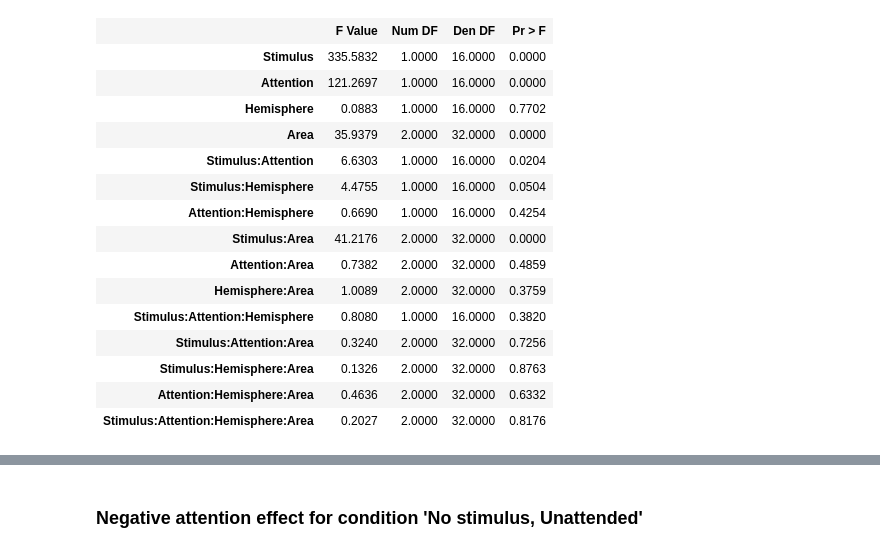
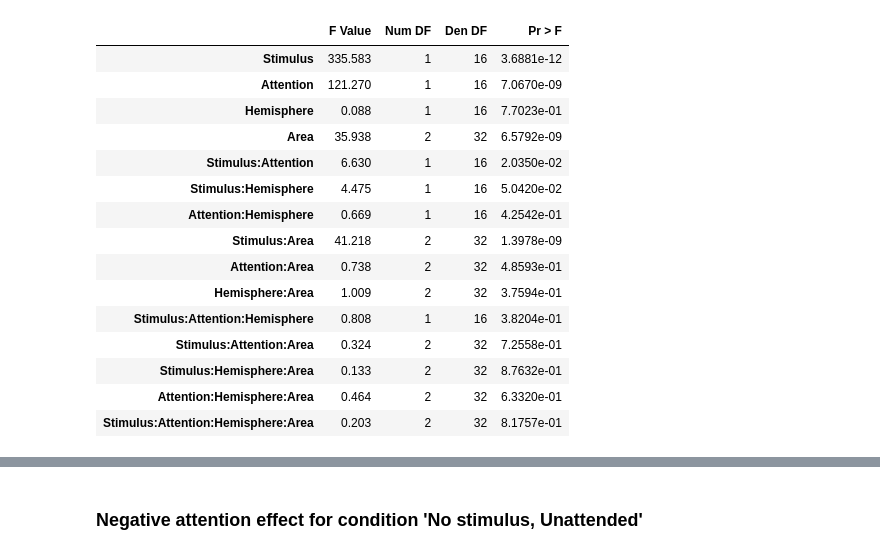
Before and after one commit to TimVanMourik/LayerAttention, a Jupyter notebook: Notebooks/RegionAnalysis.ipynb, the cells around one changed output, grey strips where cells are left out. Drawn from its saved outputs; the diff is of its cells as text; code cells hidden in the pictures.

```diff
--- a/Notebooks/RegionAnalysis.ipynb
+++ b/Notebooks/RegionAnalysis.ipynb
@@ -101,35 +101,51 @@ def make_figure(region):
                 results = results.append({'Activation': betas[hemisphere][subject,regressor], 'Subject': subject, 'Stimulus': stimulus, 'Attention': attention, 'Hemisphere': hemisphere, 'Area': region}, ignore_index=True)
 
     return results
+
+def color_significant_values(value):
+    if value > 0.05:
+        color = "black"
+    elif value > 0.01:
+        color = 'darkred'
+    else:
+        color = 'green'
+    return 'color: %s' % color
+
+def bold_face(value):
+    return 'font-weight: bold'
 # %%
 regions = ['V1', 'V2', 'V3']
 
 group_results = pd.DataFrame()
 betas = pd.DataFrame(columns=['Activation', 'Subject', 'Stimulus', 'Attention', 'Hemisphere', 'Area'])
 for region in regions:
     a = make_figure(region)
     betas = betas.append(a)
 
 aov_table = AnovaRM(betas, 'Activation', 'Subject', within=['Stimulus', 'Attention', 'Hemisphere', 'Area'])
 res = aov_table.fit()
-res.summary()
+
+pd.DataFrame(res.summary().tables[0]) \
+    .style \
+    .applymap(color_significant_values, subset=['Pr > F']) \
+    .format({'F Value': "{:.3f}", 'Num DF': "{:.0f}", 'Den DF': "{:.0f}", 'Pr > F': "{:.4e}"})
 # %% [output]
 |  | F Value | Num DF | Den DF | Pr > F |
-| Stimulus | 335.5832 | 1.0000 | 16.0000 | 0.0000 |
-| Attention | 121.2697 | 1.0000 | 16.0000 | 0.0000 |
-| Hemisphere | 0.0883 | 1.0000 | 16.0000 | 0.7702 |
-| Area | 35.9379 | 2.0000 | 32.0000 | 0.0000 |
-| Stimulus:Attention | 6.6303 | 1.0000 | 16.0000 | 0.0204 |
-| Stimulus:Hemisphere | 4.4755 | 1.0000 | 16.0000 | 0.0504 |
-| Attention:Hemisphere | 0.6690 | 1.0000 | 16.0000 | 0.4254 |
-| Stimulus:Area | 41.2176 | 2.0000 | 32.0000 | 0.0000 |
-| Attention:Area | 0.7382 | 2.0000 | 32.0000 | 0.4859 |
-| Hemisphere:Area | 1.0089 | 2.0000 | 32.0000 | 0.3759 |
-| Stimulus:Attention:Hemisphere | 0.8080 | 1.0000 | 16.0000 | 0.3820 |
-| Stimulus:Attention:Area | 0.3240 | 2.0000 | 32.0000 | 0.7256 |
-| Stimulus:Hemisphere:Area | 0.1326 | 2.0000 | 32.0000 | 0.8763 |
-| Attention:Hemisphere:Area | 0.4636 | 2.0000 | 32.0000 | 0.6332 |
-| Stimulus:Attention:Hemisphere:Area | 0.2027 | 2.0000 | 32.0000 | 0.8176 |
+| Stimulus | 335.583 | 1 | 16 | 3.6881e-12 |
+| Attention | 121.270 | 1 | 16 | 7.0670e-09 |
+| Hemisphere | 0.088 | 1 | 16 | 7.7023e-01 |
+| Area | 35.938 | 2 | 32 | 6.5792e-09 |
+| Stimulus:Attention | 6.630 | 1 | 16 | 2.0350e-02 |
+| Stimulus:Hemisphere | 4.475 | 1 | 16 | 5.0420e-02 |
+| Attention:Hemisphere | 0.669 | 1 | 16 | 4.2542e-01 |
+| Stimulus:Area | 41.218 | 2 | 32 | 1.3978e-09 |
+| Attention:Area | 0.738 | 2 | 32 | 4.8593e-01 |
+| Hemisphere:Area | 1.009 | 2 | 32 | 3.7594e-01 |
+| Stimulus:Attention:Hemisphere | 0.808 | 1 | 16 | 3.8204e-01 |
+| Stimulus:Attention:Area | 0.324 | 2 | 32 | 7.2558e-01 |
+| Stimulus:Hemisphere:Area | 0.133 | 2 | 32 | 8.7632e-01 |
+| Attention:Hemisphere:Area | 0.464 | 2 | 32 | 6.3320e-01 |
+| Stimulus:Attention:Hemisphere:Area | 0.203 | 2 | 32 | 8.1757e-01 |
 # %%
 betas["Task"] = betas["Stimulus"] + betas["Attention"]
 # group by everything but hemisphere and take the the mean over that dimension
```
Also changed, not shown: parts of 8 cells of this notebook, 1 other file.
